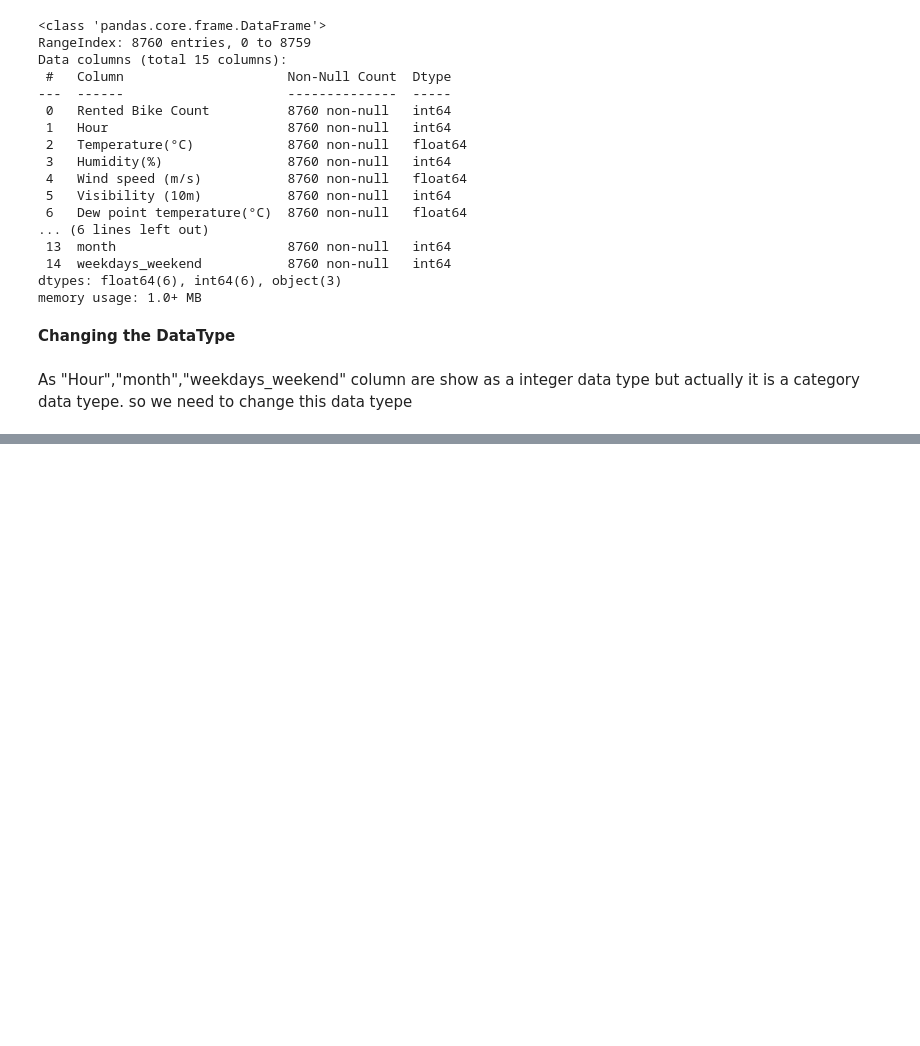
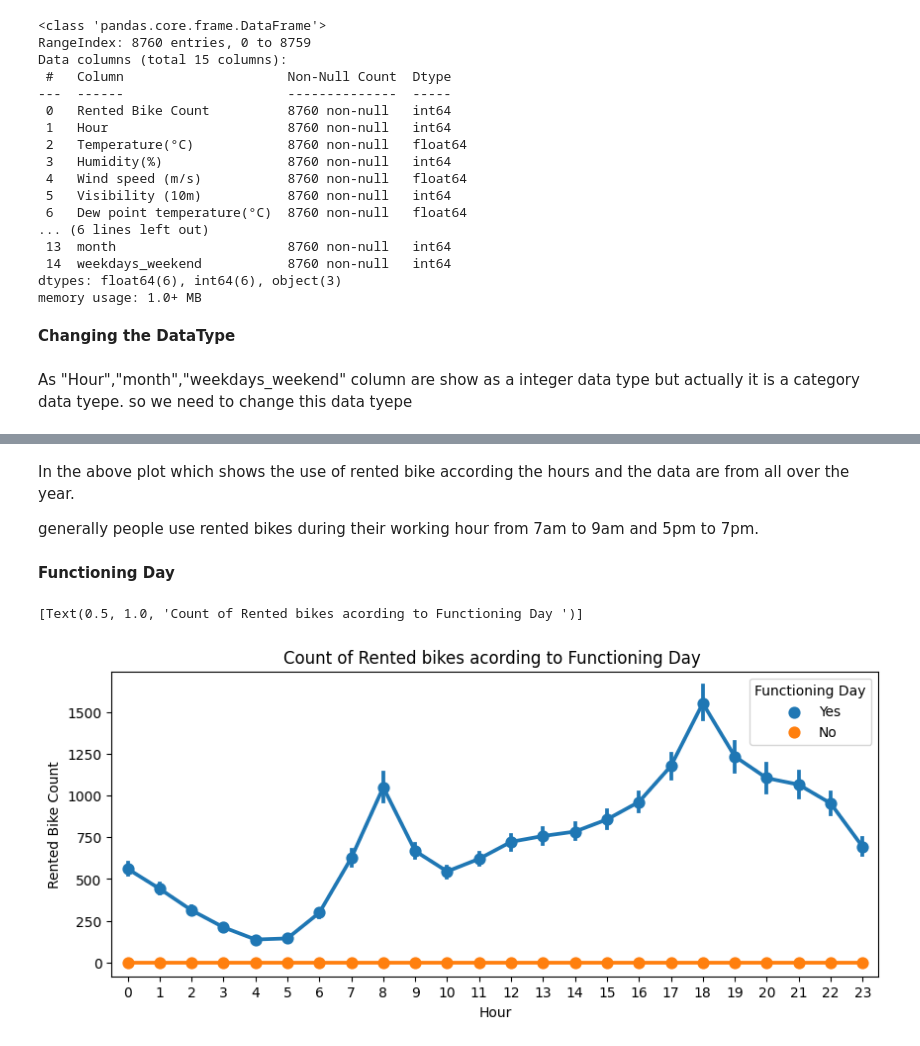
Before and after one commit to mrjupitercairo/BikeSharing, a Jupyter notebook: Capstone_Project.ipynb, the cells around one changed output, grey strips where cells are left out. Saved outputs shown, nothing was run; the diff lists cells and outputs as text; code cells hidden in the pictures; blank space fills up the shorter version.

```diff
--- a/Capstone_Project.ipynb
+++ b/Capstone_Project.ipynb
@@ -234,0 +292,13 @@ for col in cols:
+# %% [markdown]
+In the above plot which shows the use of rented bike according the hours and the data are from all over the year.
+
+generally people use rented bikes during their working hour from 7am to 9am and 5pm to 7pm.
+# %% [markdown]
+**Functioning Day**
+# %%
+fig,ax=plt.subplots(figsize=(10,4))
+sns.pointplot(data=bike_df,x='Hour',y='Rented Bike Count',hue='Functioning Day',ax=ax)
+ax.set(title='Count of Rented bikes acording to Functioning Day ')
+# %% [output]
+[Text(0.5, 1.0, 'Count of Rented bikes acording to Functioning Day ')]
+[figure, added]
```
Also changed, not shown: parts of 19 cells of this notebook.
